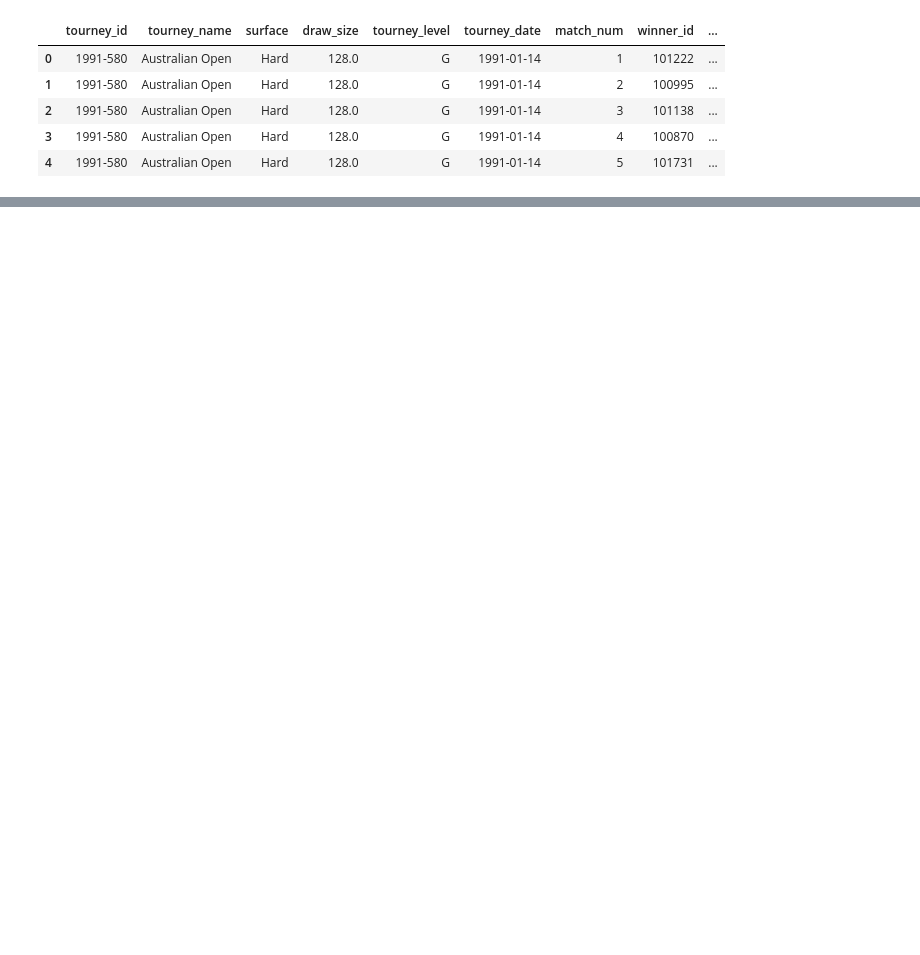
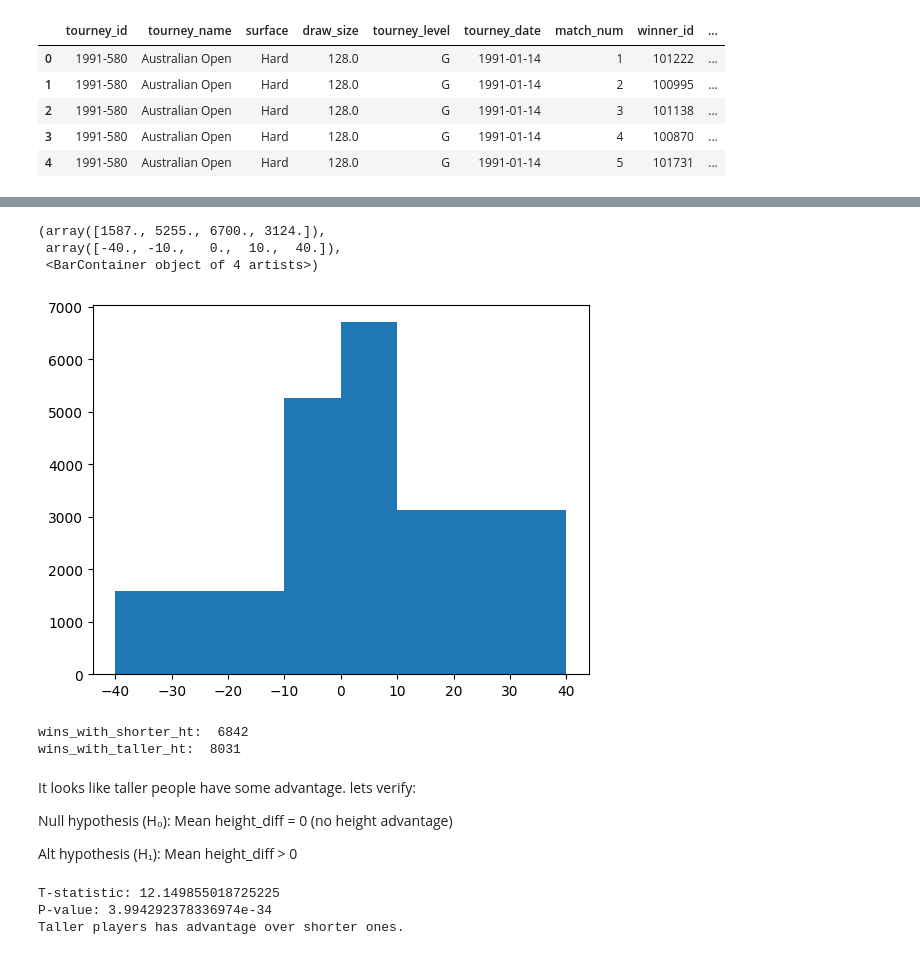
Before and after one commit to Tesserxt/ATP-Tennis, a Jupyter notebook: Notebooks/02_feature_engineering_eda.ipynb, the cells around one changed output, grey strips where cells are left out. Saved outputs shown, nothing was run; the diff lists cells and outputs as text; code cells hidden in the pictures; blank space fills up the shorter version.

```diff
--- a/Notebooks/02_feature_engineering_eda.ipynb
+++ b/Notebooks/02_feature_engineering_eda.ipynb
@@ -77,0 +92,32 @@ gdf
+# %%
+plt.hist(gdf.height_diff, bins=[-40, -10, 0, 10, 40])
+# %% [output]
+(array([1587., 5255., 6700., 3124.]),
+ array([-40., -10.,   0.,  10.,  40.]),
+ <BarContainer object of 4 artists>)
+[figure, added]
+# %%
+print('wins_with_shorter_ht: ',gdf.query('height_diff < 0').shape[0])
+print('wins_with_taller_ht: ', gdf.query('height_diff > 0').shape[0])
+# %% [output]
+wins_with_shorter_ht:  6842
+wins_with_taller_ht:  8031
+# %% [markdown]
+It looks like taller people have some advantage. lets verify:
+
+Null hypothesis (H₀): Mean height_diff = 0 (no height advantage)
+
+Alt hypothesis (H₁): Mean height_diff > 0
+# %%
+from scipy import stats
+
+sample = gdf.height_diff
+tstat, pvalue = stats.ttest_1samp(sample, popmean=0, alternative='greater')
+print(f"T-statistic: {tstat}")
+print(f"P-value: {pvalue}")
+if pvalue < 0.05:
+    print('Taller players has advantage over shorter ones.')
+# %% [output]
+T-statistic: 12.149855018725225
+P-value: 3.994292378336974e-34
+Taller players has advantage over shorter ones.
```
Also changed, not shown: parts of 15 cells of this notebook.
